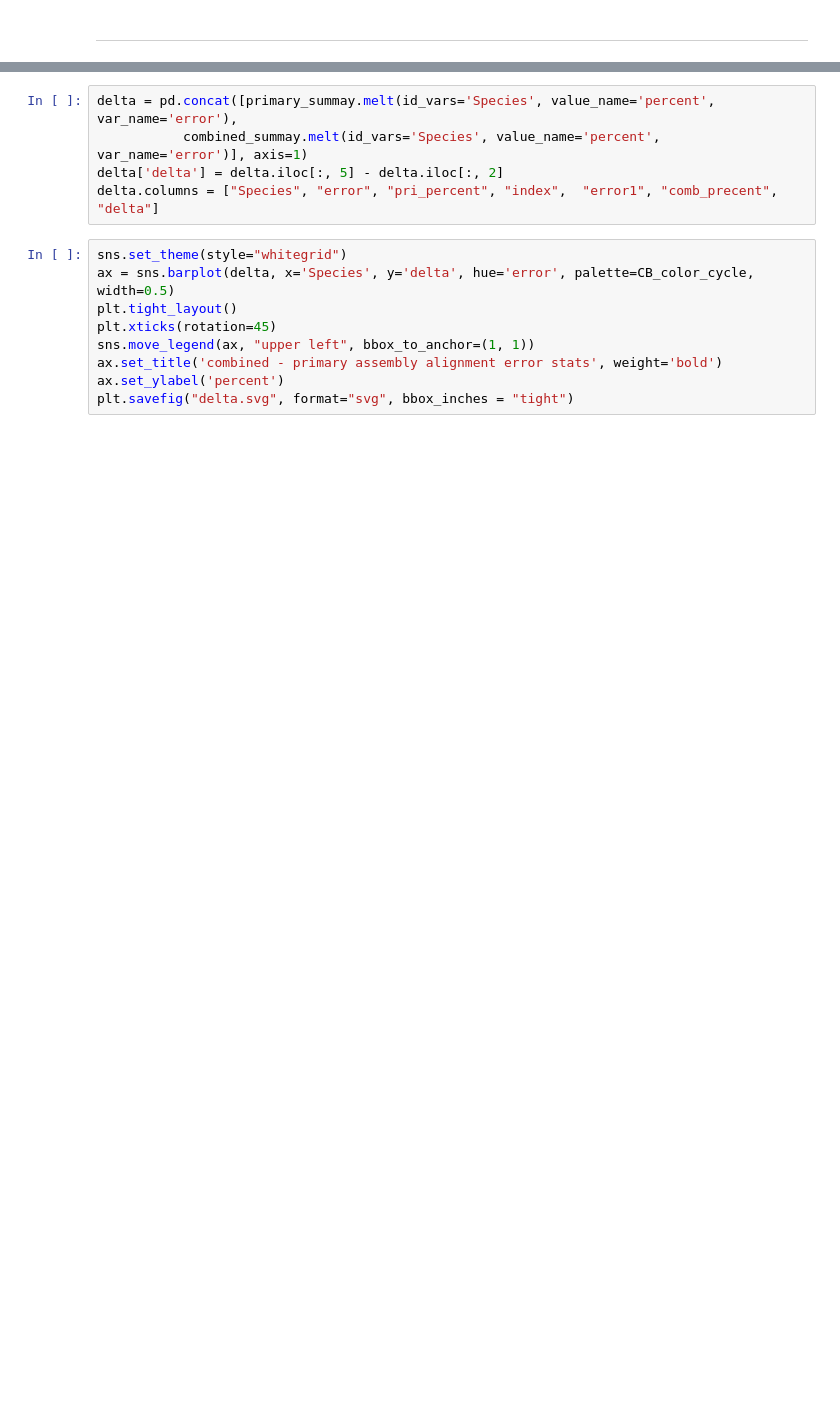
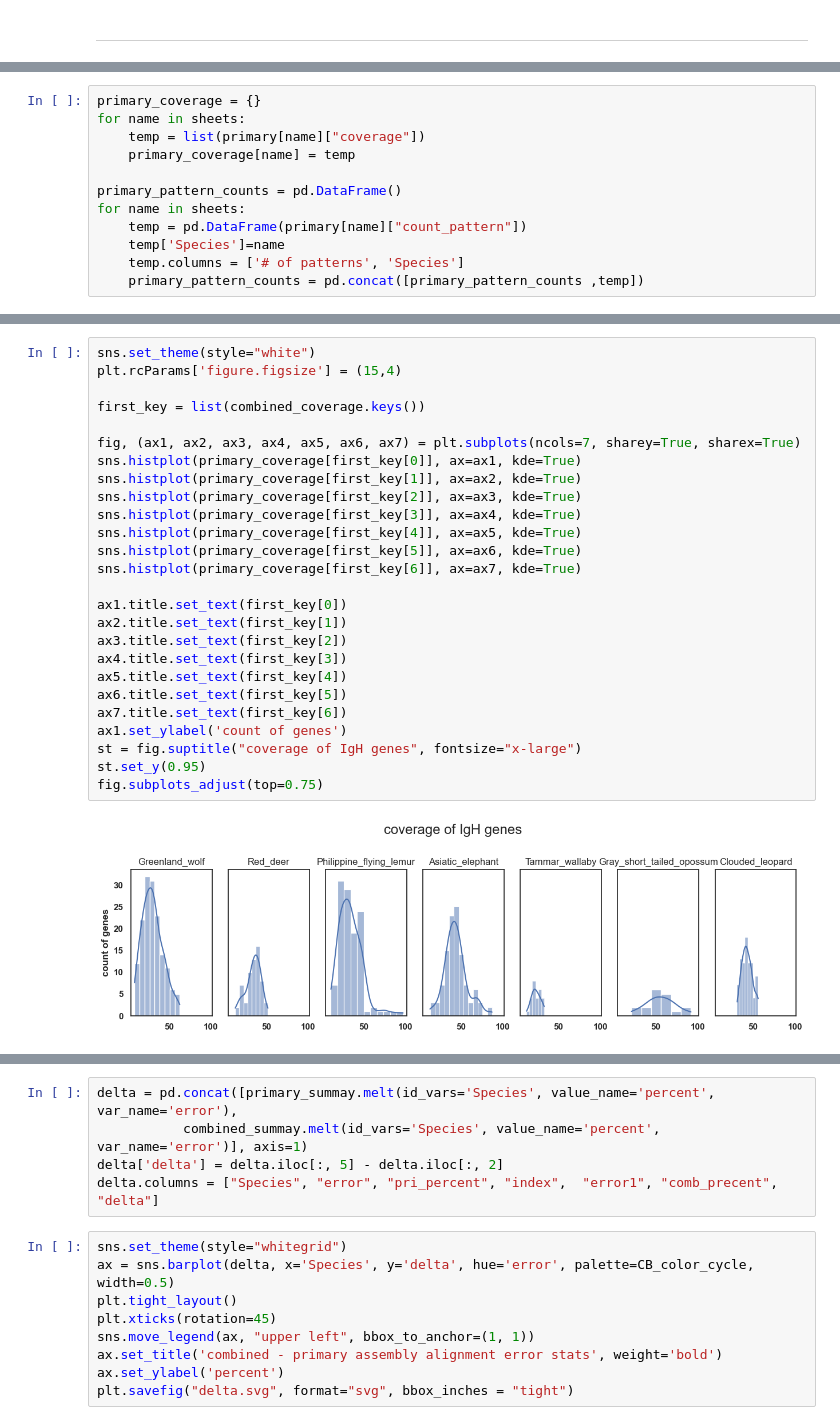
Before and after one commit to phylo-lab-usc/CloseRead_ig-assembly-eval, a Jupyter notebook: pri_comb_analysis.ipynb, the cells around one changed output, grey strips where cells are left out. Saved outputs shown, nothing was run; the diff lists cells and outputs as text; blank space fills up the shorter version.

```diff
--- a/pri_comb_analysis.ipynb
+++ b/pri_comb_analysis.ipynb
@@ -179,3 +179,15 @@ primary_summay
+# %%
+primary_coverage = {}
+for name in sheets:
+    temp = list(primary[name]["coverage"])
+    primary_coverage[name] = temp
+
+primary_pattern_counts = pd.DataFrame()
+for name in sheets:
+    temp = pd.DataFrame(primary[name]["count_pattern"])
+    temp['Species']=name
+    temp.columns = ['# of patterns', 'Species']
+    primary_pattern_counts = pd.concat([primary_pattern_counts ,temp])
 # %%
 sns.set_theme(style="whitegrid")
 plt.rcParams["font.weight"] = "bold"
@@ -196 +208,29 @@ plt.savefig("primary.svg", format="svg")
+# %%
+sns.set_theme(style="white")
+plt.rcParams['figure.figsize'] = (15,4)
+
+first_key = list(combined_coverage.keys())
+
+fig, (ax1, ax2, ax3, ax4, ax5, ax6, ax7) = plt.subplots(ncols=7, sharey=True, sharex=True)
+sns.histplot(primary_coverage[first_key[0]], ax=ax1, kde=True)
+sns.histplot(primary_coverage[first_key[1]], ax=ax2, kde=True)
+sns.histplot(primary_coverage[first_key[2]], ax=ax3, kde=True)
+sns.histplot(primary_coverage[first_key[3]], ax=ax4, kde=True)
+sns.histplot(primary_coverage[first_key[4]], ax=ax5, kde=True)
+sns.histplot(primary_coverage[first_key[5]], ax=ax6, kde=True)
+sns.histplot(primary_coverage[first_key[6]], ax=ax7, kde=True)
+
+ax1.title.set_text(first_key[0])
+ax2.title.set_text(first_key[1])
+ax3.title.set_text(first_key[2])
+ax4.title.set_text(first_key[3])
+ax5.title.set_text(first_key[4])
+ax6.title.set_text(first_key[5])
+ax7.title.set_text(first_key[6])
+ax1.set_ylabel('count of genes')
+st = fig.suptitle("coverage of IgH genes", fontsize="x-large")
+st.set_y(0.95)
+fig.subplots_adjust(top=0.75)
+# %% [output]
+[figure, added]
 # %%
```
Also changed, not shown: parts of 5 cells of this notebook.
